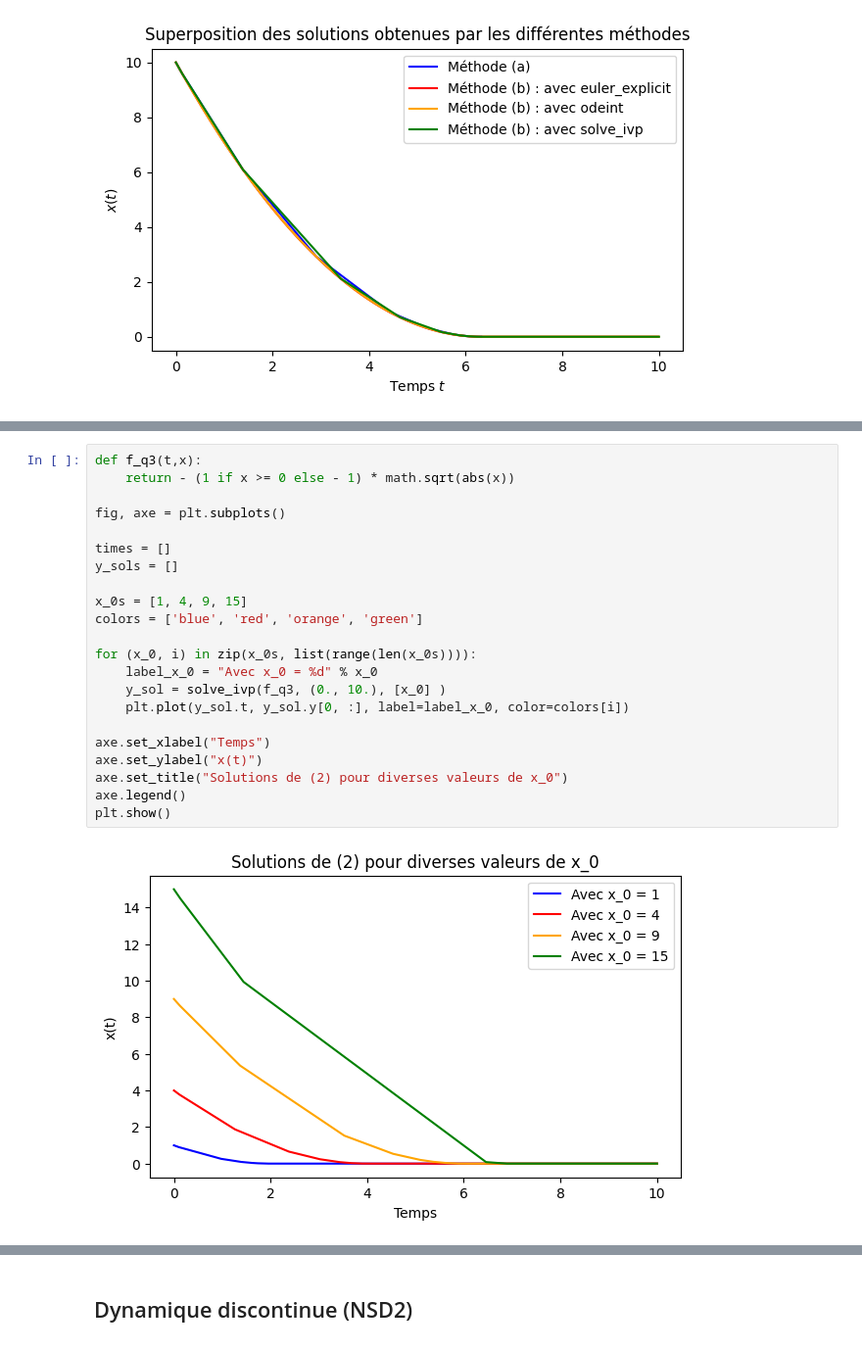
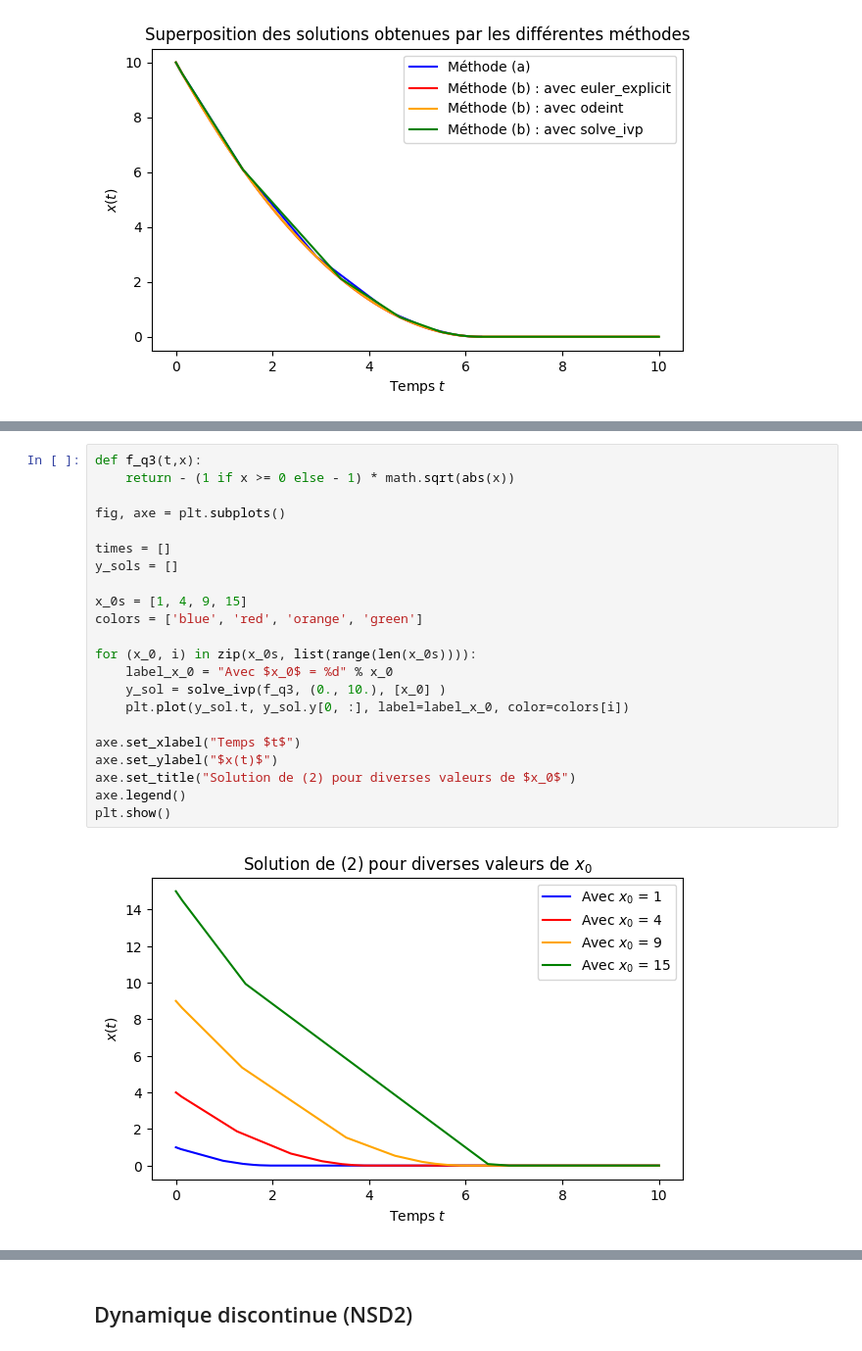
Before and after one commit to louismaguer/projet-maths-info, a Jupyter notebook: Projet - Equations Différentielles - 2025.ipynb, the cells around one changed output, grey strips where cells are left out. Shown at 98% size. Saved outputs shown, nothing was run; the diff lists cells and outputs as text.

```diff
--- a/Projet - Equations Différentielles - 2025.ipynb
+++ b/Projet - Equations Différentielles - 2025.ipynb
@@ -295,25 +279,25 @@ Illustrons maintenant cela grâce à une simulation.
 # %%
 def f_q3(t,x):
     return - (1 if x >= 0 else - 1) * math.sqrt(abs(x))
 
 fig, axe = plt.subplots()
 
 times = []
 y_sols = []
 
 x_0s = [1, 4, 9, 15]
 colors = ['blue', 'red', 'orange', 'green']
 
 for (x_0, i) in zip(x_0s, list(range(len(x_0s)))):
-    label_x_0 = "Avec x_0 = %d" % x_0
+    label_x_0 = "Avec $x_0$ = %d" % x_0
     y_sol = solve_ivp(f_q3, (0., 10.), [x_0] )
     plt.plot(y_sol.t, y_sol.y[0, :], label=label_x_0, color=colors[i])
 
-axe.set_xlabel("Temps")
-axe.set_ylabel("x(t)")
-axe.set_title("Solutions de (2) pour diverses valeurs de x_0")
+axe.set_xlabel("Temps $t$")
+axe.set_ylabel("$x(t)$")
+axe.set_title("Solution de (2) pour diverses valeurs de $x_0$")
 axe.legend()
 plt.show()
 # %% [output]
-[figure, old version]
+[figure, new version]
 # %% [markdown]
```
Also changed, not shown: parts of 4 cells of this notebook.
